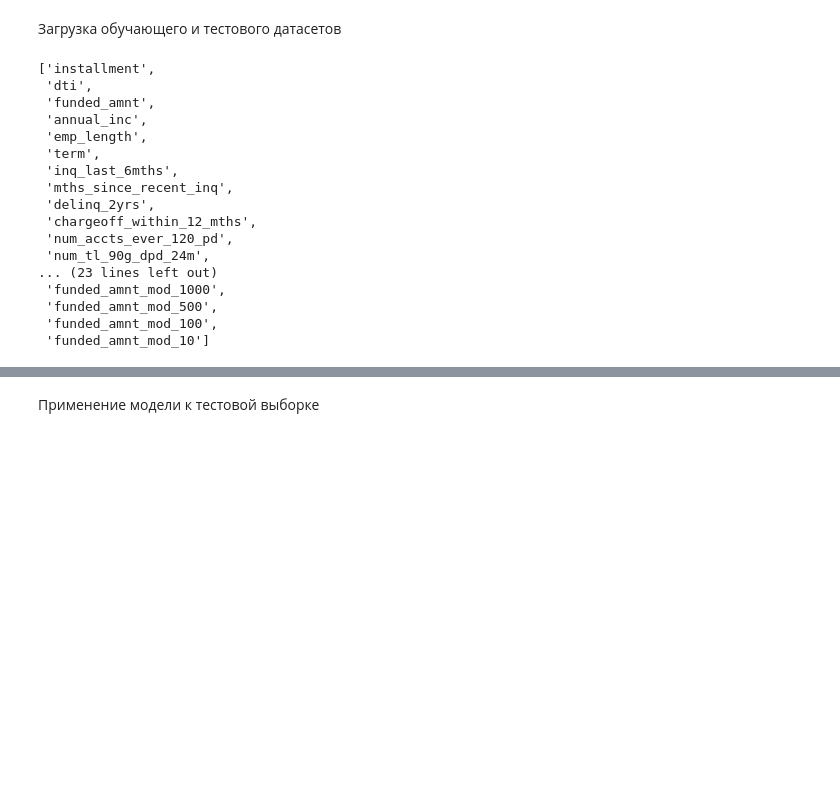
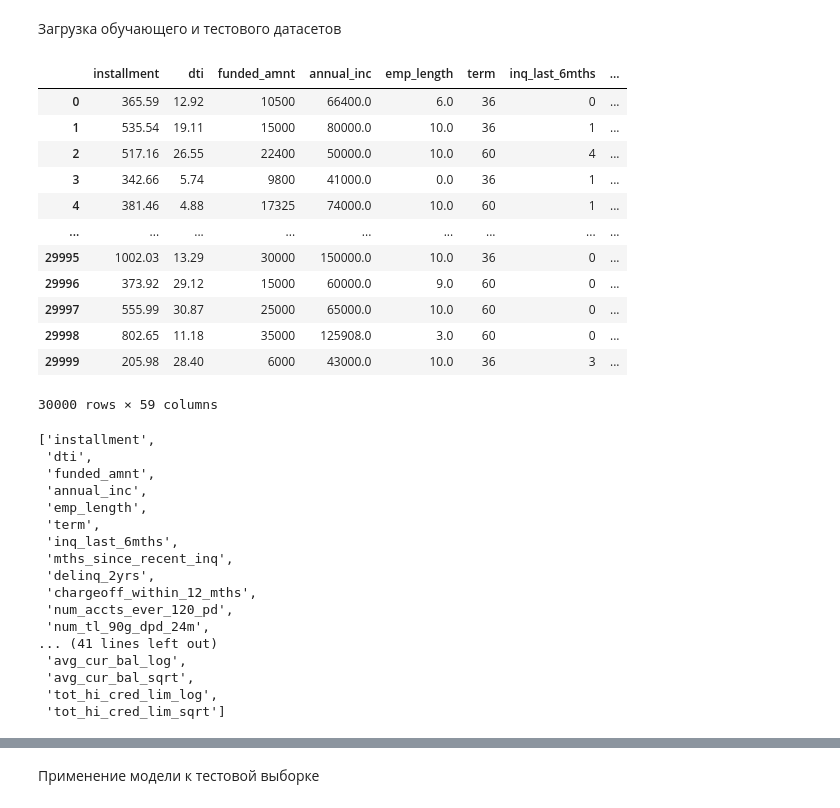
Before and after one commit to kozlowladimir/sber_nsu_hackaton, a Jupyter notebook: catboost.ipynb, the cells around one changed output, grey strips where cells are left out. Cells and saved outputs as stored; diff of their text form; code cells hidden in the pictures; blank space fills up the shorter version.

```diff
--- a/catboost.ipynb
+++ b/catboost.ipynb
@@ -18,6 +47,25 @@ pd.options.display.max_columns=100
 # %%
 train = pd.read_csv('data/catboost_train.csv')
 test = pd.read_csv('data/catboost_test.csv')
+# %%
+train['emp_length'] = train['emp_length'].astype('int')
+test['emp_length'] = test['emp_length'].astype('int')
+# %%
+train
+# %% [output]
+|  | installment | dti | funded_amnt | annual_inc | emp_length | term | inq_last_6mths | ... |
+| 0 | 365.59 | 12.92 | 10500 | 66400.0 | 6.0 | 36 | 0 | ... |
+| 1 | 535.54 | 19.11 | 15000 | 80000.0 | 10.0 | 36 | 1 | ... |
+| 2 | 517.16 | 26.55 | 22400 | 50000.0 | 10.0 | 60 | 4 | ... |
+| 3 | 342.66 | 5.74 | 9800 | 41000.0 | 0.0 | 36 | 1 | ... |
+| 4 | 381.46 | 4.88 | 17325 | 74000.0 | 10.0 | 60 | 1 | ... |
+| ... | ... | ... | ... | ... | ... | ... | ... | ... |
+| 29995 | 1002.03 | 13.29 | 30000 | 150000.0 | 10.0 | 36 | 0 | ... |
+| 29996 | 373.92 | 29.12 | 15000 | 60000.0 | 9.0 | 60 | 0 | ... |
+| 29997 | 555.99 | 30.87 | 25000 | 65000.0 | 10.0 | 60 | 0 | ... |
+| 29998 | 802.65 | 11.18 | 35000 | 125908.0 | 3.0 | 60 | 0 | ... |
+| 29999 | 205.98 | 28.40 | 6000 | 43000.0 | 10.0 | 36 | 3 | ... |
+30000 rows × 59 columns
 # %%
 targ_cols = [i for i in train.columns if i not in ['def', 'id'] ]
 
@@ -40,8 +88,8 @@ targ_cols
  'chargeoff_within_12_mths',
  'num_accts_ever_120_pd',
  'num_tl_90g_dpd_24m',
-... (23 lines left out)
- 'funded_amnt_mod_1000',
- 'funded_amnt_mod_500',
- 'funded_amnt_mod_100',
- 'funded_amnt_mod_10']
+... (41 lines left out)
+ 'avg_cur_bal_log',
+ 'avg_cur_bal_sqrt',
+ 'tot_hi_cred_lim_log',
+ 'tot_hi_cred_lim_sqrt']
```
Also changed, not shown: parts of 13 cells of this notebook, 1 other file.
